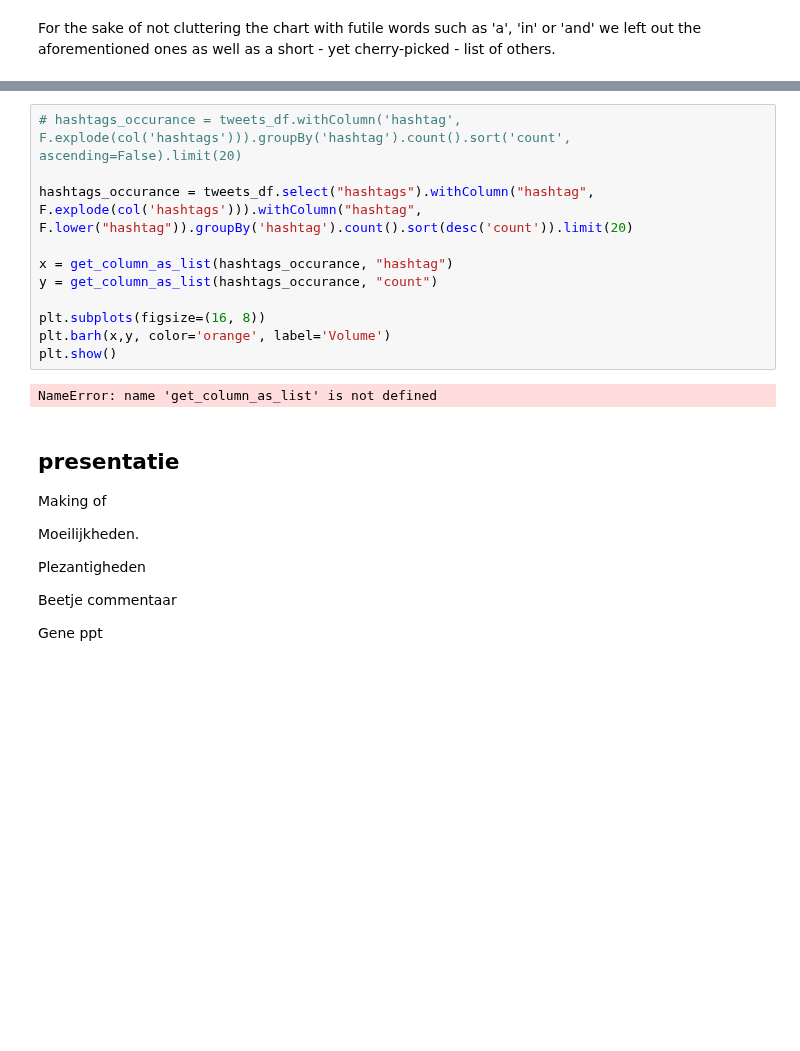
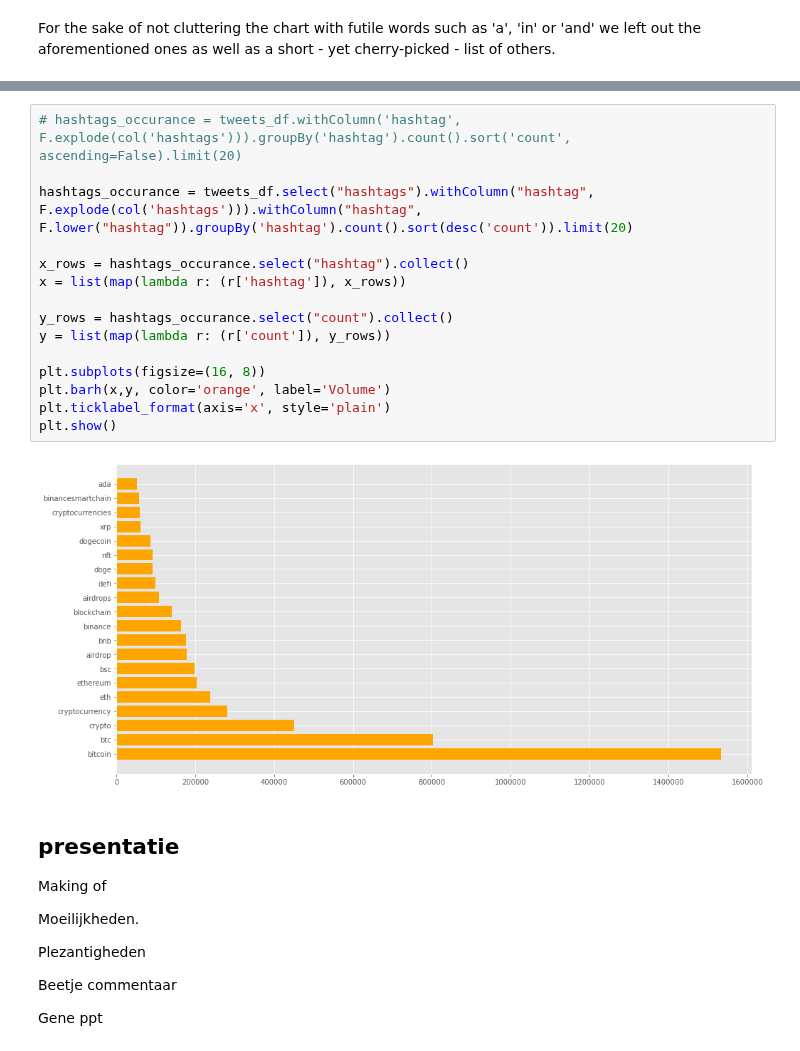
Before and after one commit to snenenenenenene/btc-twitter-data-mining, a Jupyter notebook: main.ipynb, the cells around one changed output, grey strips where cells are left out. Saved outputs shown, nothing was run; the diff lists cells and outputs as text; blank space fills up the shorter version.

```diff
--- a/main.ipynb
+++ b/main.ipynb
@@ -546,16 +537,20 @@ plt.show()
 # %%
 # hashtags_occurance = tweets_df.withColumn('hashtag', F.explode(col('hashtags'))).groupBy('hashtag').count().sort('count', ascending=False).limit(20)
 
 hashtags_occurance = tweets_df.select("hashtags").withColumn("hashtag", F.explode(col('hashtags'))).withColumn("hashtag", F.lower("hashtag")).groupBy('hashtag').count().sort(desc('count')).limit(20)
 
-x = get_column_as_list(hashtags_occurance, "hashtag")
-y = get_column_as_list(hashtags_occurance, "count")
+x_rows = hashtags_occurance.select("hashtag").collect()
+x = list(map(lambda r: (r['hashtag']), x_rows))
+
+y_rows = hashtags_occurance.select("count").collect()
+y = list(map(lambda r: (r['count']), y_rows))
 
 plt.subplots(figsize=(16, 8))
 plt.barh(x,y, color='orange', label='Volume')
+plt.ticklabel_format(axis='x', style='plain')
 plt.show()
 # %% [output]
-NameError: name 'get_column_as_list' is not defined
+[figure, added]
 # %% [markdown]
 presentatie
 ---
```
Also changed, not shown: parts of 6 cells of this notebook.
